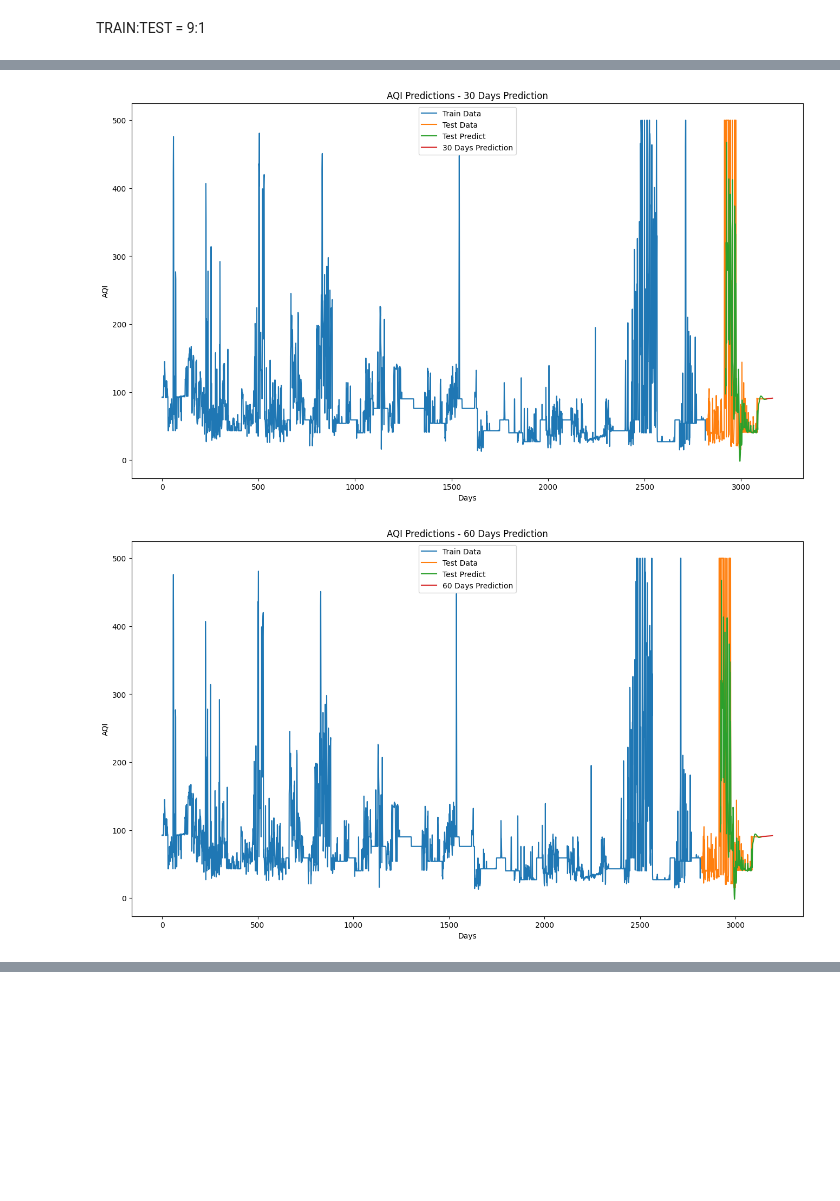
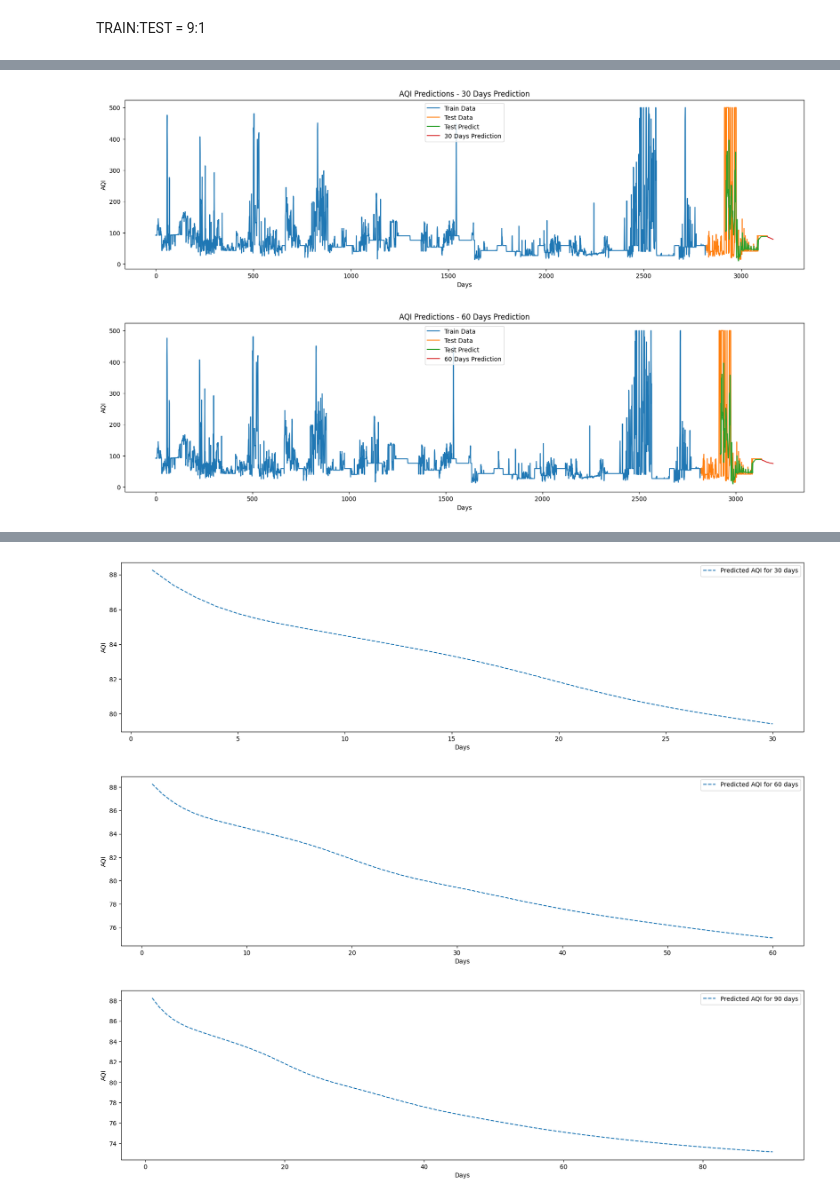
Before and after one commit to ThiThanhCong/AQI-Prediction-for-Vietnamese-Provinces-DL-and-ML, a Jupyter notebook: Models/LSTM/Team20_LSTM_DN.ipynb, the cells around one changed output, grey strips where cells are left out. Drawn from its saved outputs; the diff is of its cells as text; code cells hidden in the pictures; blank space fills up the shorter version.

```diff
--- a/Models/LSTM/Team20_LSTM_DN.ipynb
+++ b/Models/LSTM/Team20_LSTM_DN.ipynb
@@ -129,7 +129,7 @@ future_90_days = predict_future(model, df1, time_step, 90)
 
 # 15. Hàm trực quan dữ liệu
 def create_plot(future_days, future_data, future_label):
-    plt.figure(figsize=(16, 9))
+    plt.figure(figsize=(20, 5))
 
     # Plot train data
     plt.plot(scaler.inverse_transform(train_data), label='Train Data')
@@ -160,0 +161,10 @@ create_plot(90, future_90_days, '90 Days Prediction')
+# %%
+# Dự đoán chỉ số AQI theo 30. 60 và 90 ngày
+for days in [30, 60, 90]:
+    future_days = predict_future(model, df1, time_step, days)
+    plt.figure(figsize=(20, 5))
+    plt.plot(range(1, days + 1), future_days, label=f'Predicted AQI for {days} days', linestyle='--')
+    plt.xlabel('Days')
+    plt.ylabel('AQI')
+    plt.legend()
+    plt.show()
@@ -284,7 +298,7 @@ future_90_days = predict_future(model, df1, time_step, 90)
 
 # 15. Hàm trực quan dữ liệu
 def create_plot(future_days, future_data, future_label):
-    plt.figure(figsize=(16, 9))
+    plt.figure(figsize=(20, 5))
 
     # Plot train data
     plt.plot(scaler.inverse_transform(train_data), label='Train Data')
@@ -315,0 +330,10 @@ create_plot(90, future_90_days, '90 Days Prediction')
+# %%
+# Dự đoán chỉ số AQI theo 30. 60 và 90 ngày
+for days in [30, 60, 90]:
+    future_days = predict_future(model, df1, time_step, days)
+    plt.figure(figsize=(20, 5))
+    plt.plot(range(1, days + 1), future_days, label=f'Predicted AQI for {days} days', linestyle='--')
+    plt.xlabel('Days')
+    plt.ylabel('AQI')
+    plt.legend()
+    plt.show()
@@ -436,33 +464,33 @@ future_30_days = predict_future(model, df1, time_step, 30)
 future_60_days = predict_future(model, df1, time_step, 60)
 future_90_days = predict_future(model, df1, time_step, 90)
 
 # 15. Hàm trực quan dữ liệu
 def create_plot(future_days, future_data, future_label):
-    plt.figure(figsize=(16, 9))
+    plt.figure(figsize=(20, 5))
 
     # Plot train data
     plt.plot(scaler.inverse_transform(train_data), label='Train Data')
 
     # Plot test data
     plt.plot(np.arange(len(train_data), len(train_data) + len(test_data)), scaler.inverse_transform(test_data), label='Test Data')
 
     # Plot test predictions
     plt.plot(np.arange(len(train_data) + time_step, len(train_data) + time_step + len(test_predict)), test_predict, label='Test Predict')
 
     # Plot future predictions
     plt.plot(np.arange(len(df1), len(df1) + future_days), future_data, label=future_label)
 
     # Add labels and legend
     plt.xlabel('Days')
     plt.ylabel('AQI')
     plt.title(f'AQI Predictions - {future_label}')
     plt.legend()
     plt.show()
 
 # 16. Create plots
 create_plot(30, future_30_days, '30 Days Prediction')
 create_plot(60, future_60_days, '60 Days Prediction')
 create_plot(90, future_90_days, '90 Days Prediction')
 # %% [output]
-[figure, old version]
+[figure, new version]
-[figure, old version]
+[figure, new version]
@@ -469,0 +498,14 @@ create_plot(90, future_90_days, '90 Days Prediction')
+# %%
+# Dự đoán chỉ số AQI theo 30. 60 và 90 ngày
+for days in [30, 60, 90]:
+    future_days = predict_future(model, df1, time_step, days)
+    plt.figure(figsize=(20, 5))
+    plt.plot(range(1, days + 1), future_days, label=f'Predicted AQI for {days} days', linestyle='--')
+    plt.xlabel('Days')
+    plt.ylabel('AQI')
+    plt.legend()
+    plt.show()
+# %% [output]
+[figure, added]
+[figure, added]
+[figure, added]
```
Also changed, not shown: parts of 11 cells of this notebook, 1 other file.
